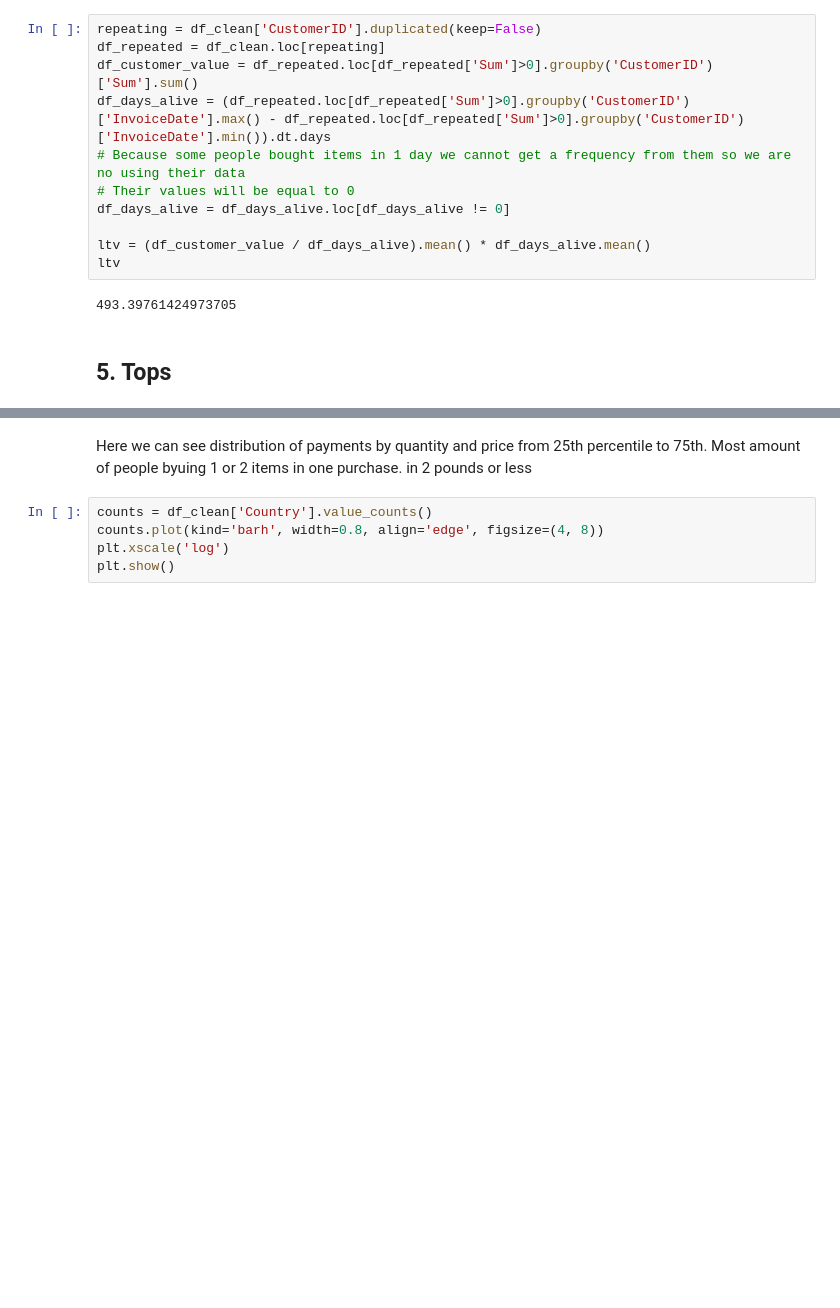
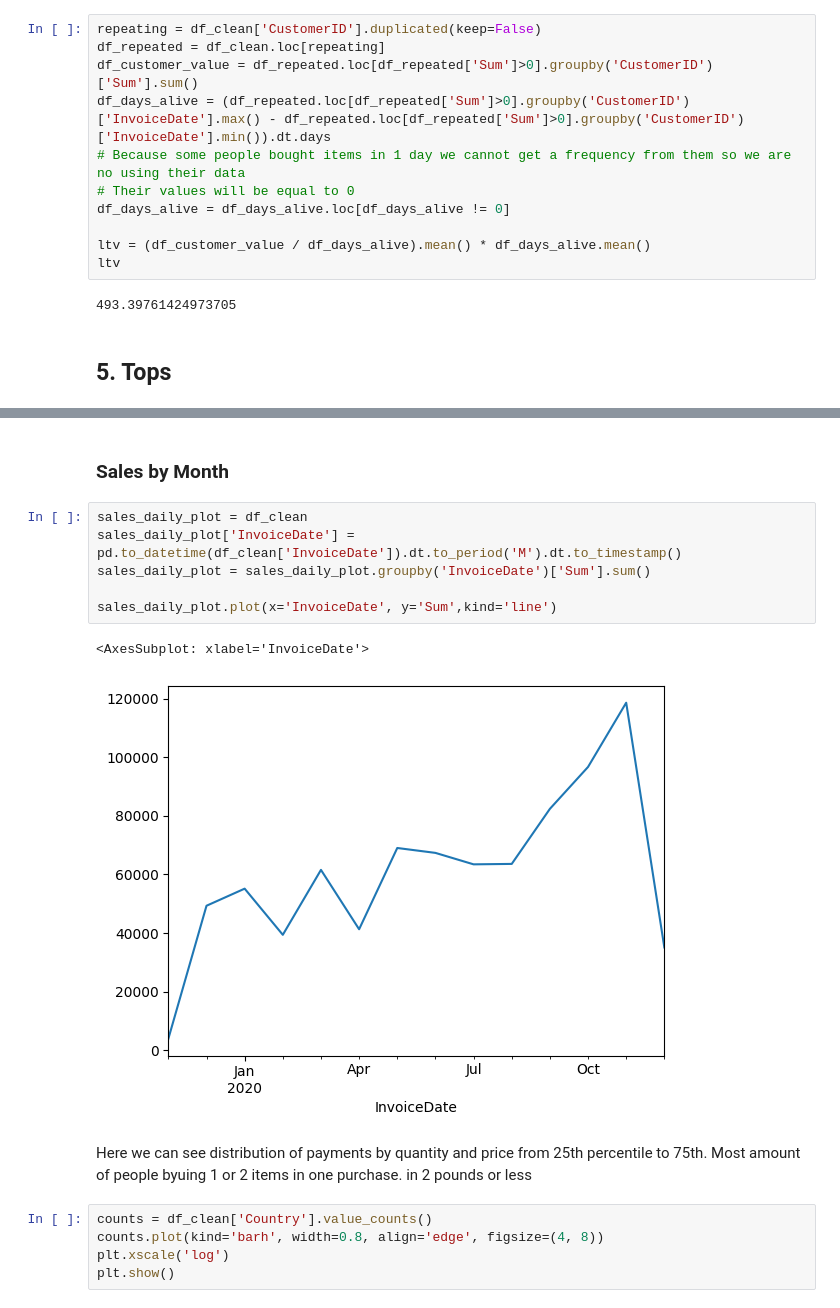
Before and after one commit to BaakhOfficial/Business-Data-Analysis-Report, a Jupyter notebook: Untitled-1.ipynb, the cells around one changed output, grey strips where cells are left out. Saved outputs shown, nothing was run; the diff lists cells and outputs as text; blank space fills up the shorter version.

```diff
--- a/Untitled-1.ipynb
+++ b/Untitled-1.ipynb
@@ -382,3 +391,14 @@ GRAPHS BY EACH YEAR
+# %% [markdown]
+### Sales by Month
+# %%
+sales_daily_plot = df_clean
+sales_daily_plot['InvoiceDate'] = pd.to_datetime(df_clean['InvoiceDate']).dt.to_period('M').dt.to_timestamp()
+sales_daily_plot = sales_daily_plot.groupby('InvoiceDate')['Sum'].sum()
+
+sales_daily_plot.plot(x='InvoiceDate', y='Sum',kind='line')
+# %% [output]
+<AxesSubplot: xlabel='InvoiceDate'>
+[figure, added]
 # %% [markdown]
 Here we can see distribution of payments by quantity and price from 25th percentile to 75th. Most amount of people byuing  1 or 2 items in one purchase. in 2 pounds or less
 # %%
```
Also changed, not shown: parts of 7 cells of this notebook.
